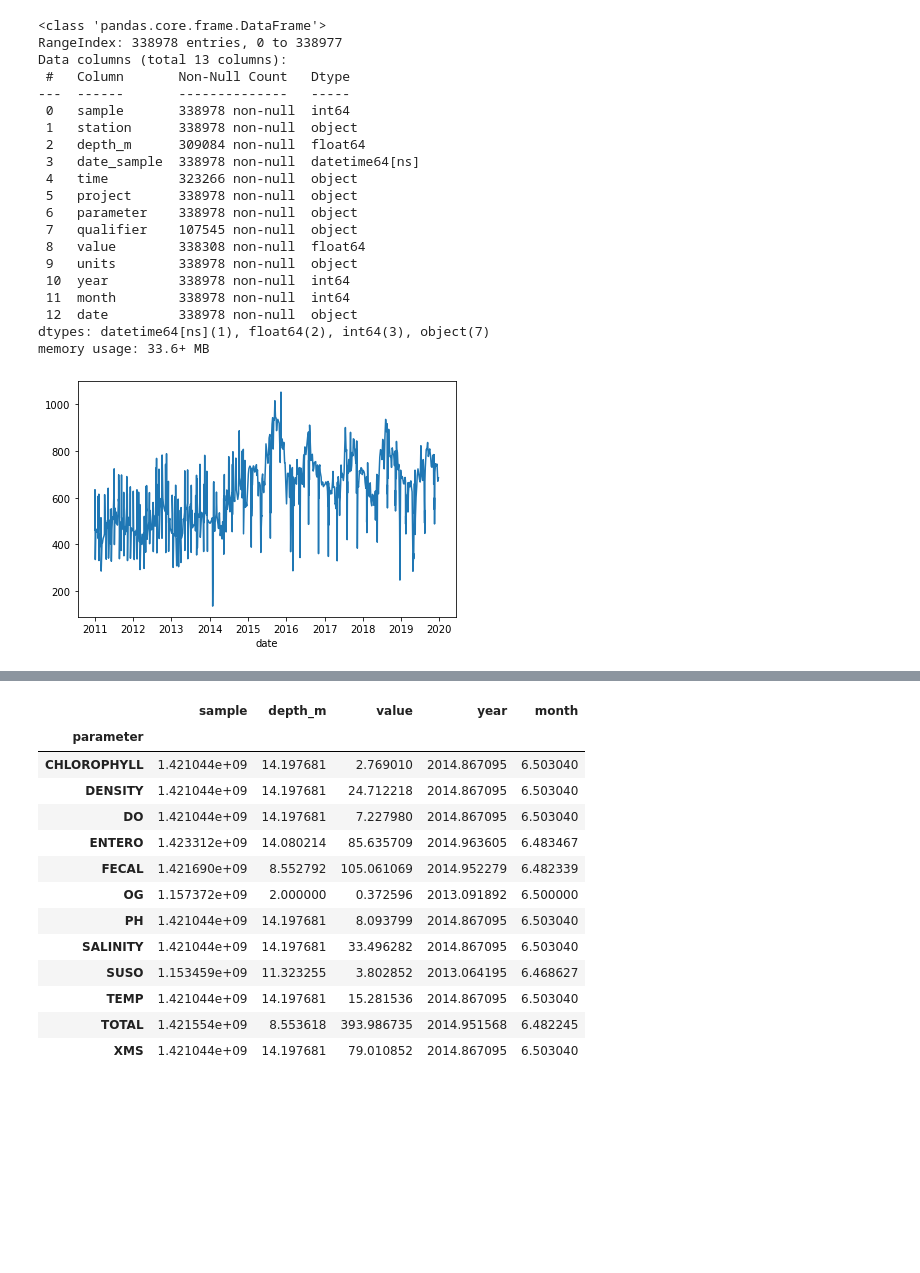
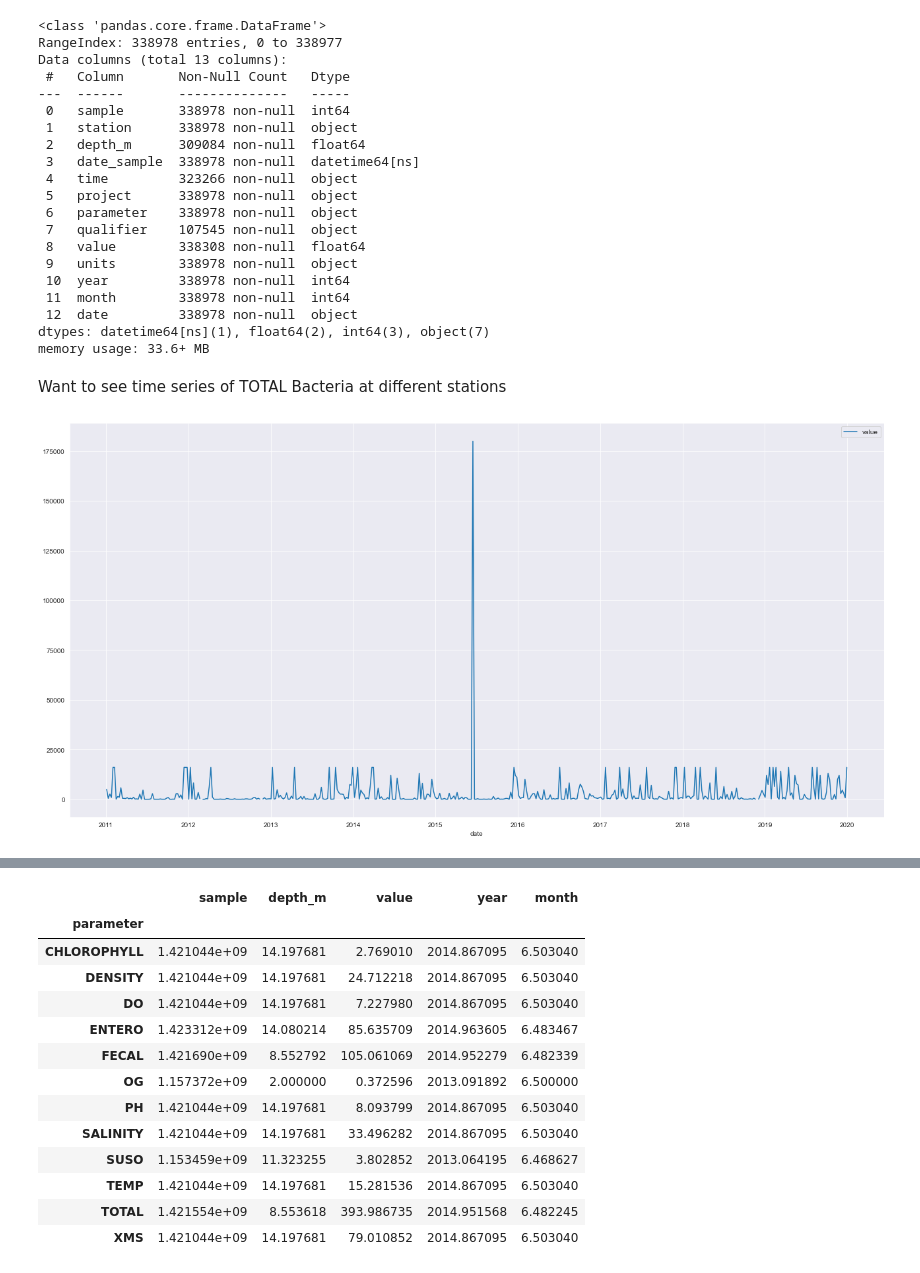
Before and after one commit to Prana-Dante/San-Diego-Water-Quality, a Jupyter notebook: Dataframe Analysis.ipynb, the cells around one changed output, grey strips where cells are left out. Drawn from its saved outputs; the diff is of its cells as text; code cells hidden in the pictures; blank space fills up the shorter version.

```diff
--- a/Dataframe Analysis.ipynb
+++ b/Dataframe Analysis.ipynb
@@ -158,8 +196,12 @@ Data columns (total 13 columns):
  12  date         338978 non-null  object
 dtypes: datetime64[ns](1), float64(2), int64(3), object(7)
 memory usage: 33.6+ MB
-# %%
-sd_wq[sd_wq['parameter']=='TEMP'].groupby('date').sum()['value'].plot()
-plt.tight_layout()
-# %% [output]
-[figure, removed]
+# %% [markdown]
+Want to see time series of TOTAL Bacteria at different stations
+# %%
+#sd_wq[(sd_wq['parameter']=='TOTAL')].plot.line(x='date',y='value', figsize = (18,9))
+sd_wq[(sd_wq['parameter']=='TOTAL') & (sd_wq['station']=='S0')].plot.line(x='date',y='value', figsize = (18,9))
+plt.tight_layout()
+#.plot.line(x = sd_wq['date'],y='value')
+# %% [output]
+[figure, added]
```
Also changed, not shown: parts of 44 cells of this notebook.
